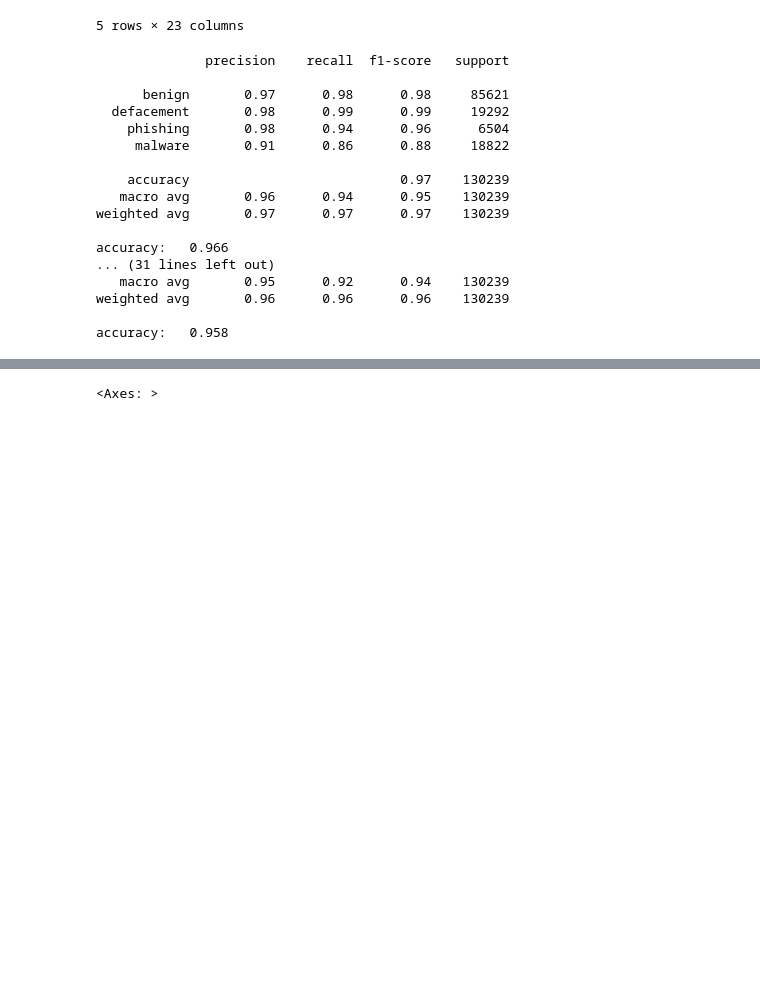
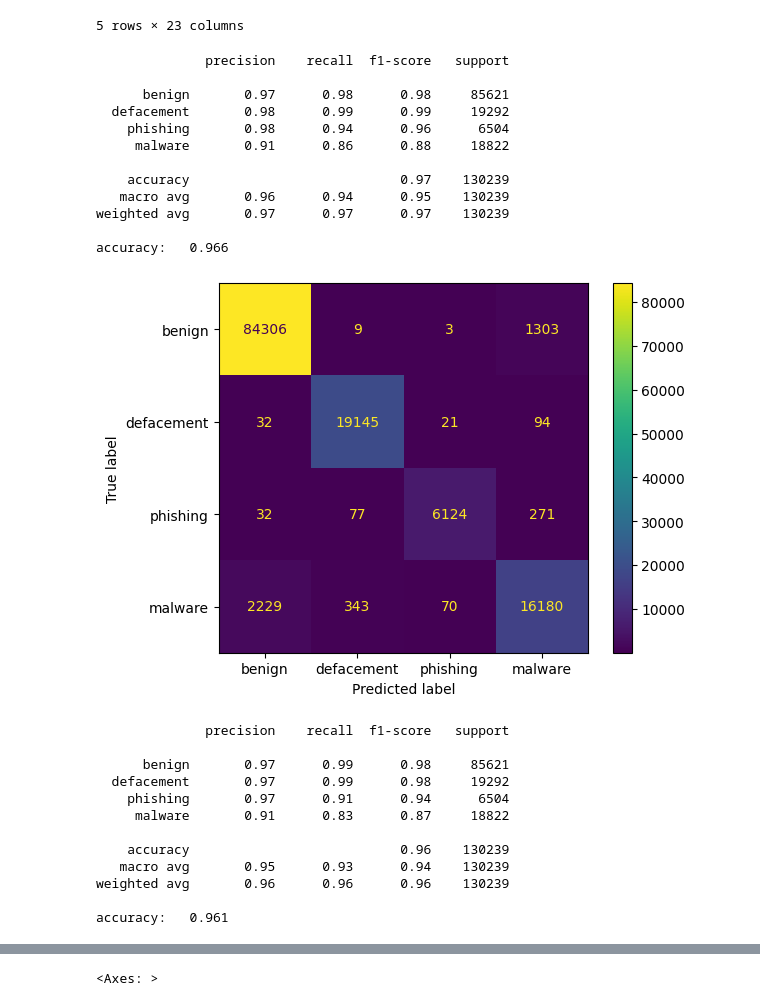
Before and after one commit to sanya-mahajan/phish_url_detect, a Jupyter notebook: ml_proj.ipynb, the cells around one changed output, grey strips where cells are left out. Drawn from its saved outputs; the diff is of its cells as text; code cells hidden in the pictures; blank space fills up the shorter version.

```diff
--- a/ml_proj.ipynb
+++ b/ml_proj.ipynb
@@ -231,43 +230,63 @@ print(classification_report(y_test,y_pred_rf,target_names=['benign', 'defacement
 
 score = accuracy_score(y_test, y_pred_rf)
 print("accuracy:   %0.3f" % score)
+confusion_matrix = metrics.confusion_matrix(y_test, y_pred_rf)
+cm_display = metrics.ConfusionMatrixDisplay(confusion_matrix = confusion_matrix, display_labels = ['benign', 'defacement', 'phishing', 'malware'])
+cm_display.plot()
+plt.show()
+# stratified k fold
 
 #XGboost
+
 xgb_c = xgb.XGBClassifier(n_estimators= 100)
 xgb_c.fit(X_train,y_train)
 y_pred_x = xgb_c.predict(X_test)
 print(classification_report(y_test,y_pred_x,target_names=['benign', 'defacement','phishing','malware']))
 
-
 score = accuracy_score(y_test, y_pred_x)
 print("accuracy:   %0.3f" % score)
+confusion_matrix = metrics.confusion_matrix(y_test, y_pred_x)
+cm_display = metrics.ConfusionMatrixDisplay(confusion_matrix = confusion_matrix, display_labels = ['benign', 'defacement', 'phishing', 'malware'])
+cm_display.plot()
+plt.show()
 
 # LightGBM Classifier
 lgb = LGBMClassifier(objective='multiclass',boosting_type= 'gbdt',n_jobs = 5,
           silent = True)
 LGB_C = lgb.fit(X_train, y_train)
 
 
 y_pred_lgb = LGB_C.predict(X_test)
 print(classification_report(y_test,y_pred_lgb,target_names=['benign', 'defacement','phishing','malware']))
-
 score = accuracy_score(y_test, y_pred_lgb)
 print("accuracy:   %0.3f" % score)
+confusion_matrix = metrics.confusion_matrix(y_test, y_pred_lgb)
+cm_display = metrics.ConfusionMatrixDisplay(confusion_matrix = confusion_matrix, display_labels = ['benign', 'defacement', 'phishing', 'malware'])
+cm_display.plot()
+plt.show()
 # %% [output]
               precision    recall  f1-score   support
 
       benign       0.97      0.98      0.98     85621
   defacement       0.98      0.99      0.99     19292
     phishing       0.98      0.94      0.96      6504
      malware       0.91      0.86      0.88     18822
 
     accuracy                           0.97    130239
    macro avg       0.96      0.94      0.95    130239
 weighted avg       0.97      0.97      0.97    130239
 
 accuracy:   0.966
-... (31 lines left out)
-   macro avg       0.95      0.92      0.94    130239
-weighted avg       0.96      0.96      0.96    130239
-
-accuracy:   0.958
+[figure, added]
+              precision    recall  f1-score   support
+
+      benign       0.97      0.99      0.98     85621
+  defacement       0.97      0.99      0.98     19292
+    phishing       0.97      0.91      0.94      6504
+     malware       0.91      0.83      0.87     18822
+
+    accuracy                           0.96    130239
+   macro avg       0.95      0.93      0.94    130239
+weighted avg       0.96      0.96      0.96    130239
+
+accuracy:   0.961
```
Also changed, not shown: parts of 4 cells of this notebook.
